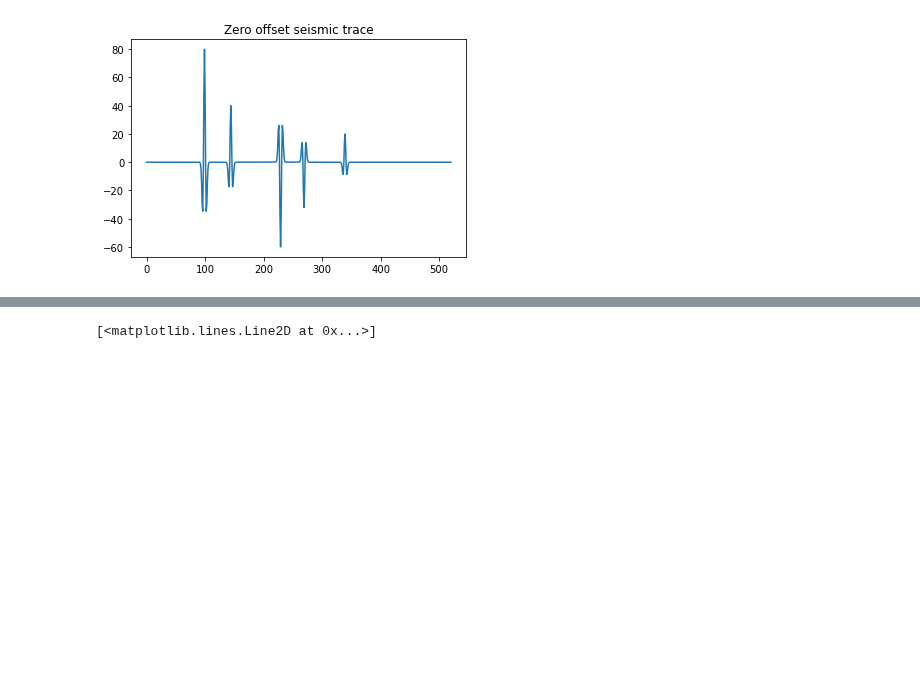
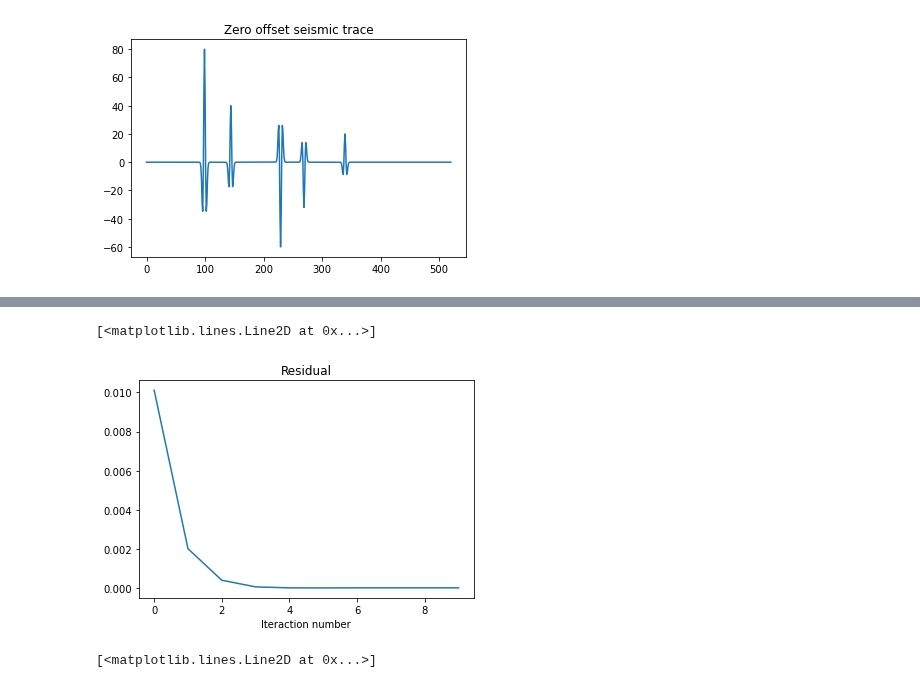
Before and after one commit to giecaruff/stoneforge, a Jupyter notebook: stoneforge/Regularized_Acoustic_Reflectivity_Inversion.ipynb, the cells around one changed output, grey strips where cells are left out. Saved outputs shown, nothing was run; the diff lists cells and outputs as text; code cells hidden in the pictures; blank space fills up the shorter version.

```diff
--- a/stoneforge/Regularized_Acoustic_Reflectivity_Inversion.ipynb
+++ b/stoneforge/Regularized_Acoustic_Reflectivity_Inversion.ipynb
@@ -8,6 +8,7 @@ import matplotlib.pyplot as plt
 from scipy.linalg import toeplitz
 # %%
 def IRLS_Inv(trace, G, alphaL1, alphaL2,thresold,niter):
+    residuo_iter = np.zeros(10)
     dim = len(trace)
     R = np.eye(dim)
     I = np.eye(dim)
@@ -26,6 +27,7 @@ def IRLS_Inv(trace, G, alphaL1, alphaL2,thresold,niter):
             RegL1 = np.matmul(M1_L1, M2_L1)
             dcalc = np.matmul(G, RegL1)
             residuo = dcalc[:] - trace[:]
+            print('Numero de iteracoes ',count+1)
             for i in range( (dim//2)+2 ):
                 if abs(residuo[i]) >= thresold:
                     R[i,i] = 1/abs(residuo[i])
@@ -36,8 +38,9 @@ def IRLS_Inv(trace, G, alphaL1, alphaL2,thresold,niter):
                     I[i,i] = 1/abs(RegL1[i])
                 else:
                     I[i,i] = 1/thresold
+            residuo_iter[count] = residuo[145]
             count = count + 1
-    return RegL2, RegL1
+    return RegL2, RegL1, residuo_iter
 
 def Ricker_Wavelet(Peak_freq, Samples, Dt):
     t = np.arange(Samples)*(Dt/1000)
@@ -96,7 +82,7 @@ alphaL2 = 100
 thresold = 0.0001
 niter = 10
 # %%
-RegL2, RegL1 = IRLS_Inv(trace, G, alphaL1, alphaL2,thresold,niter)
+RegL2, RegL1, residuo = IRLS_Inv(trace, G, alphaL1, alphaL2,thresold,niter)
 
 RegL1n = RegL1[:]/max(abs(RegL1[:]))*max(abs(Refl[:]));
 RegL2n = RegL2[:]/max(abs(RegL2[:]))*max(abs(Refl[:]));
@@ -103,3 +100,10 @@ RegL2n = RegL2[:]/max(abs(RegL2[:]))*max(abs(Refl[:]));
+# %%
+plt.title("Residual")
+plt.xlabel("Iteraction number")
+plt.plot(residuo)
+# %% [output]
+[<matplotlib.lines.Line2D at 0x...>]
+[figure, added]
 # %%
 plt.title("Regularized Least Squares Reflectivity Inversion")
 plt.plot(RegL2n)
```
Also changed, not shown: parts of 7 cells of this notebook.
